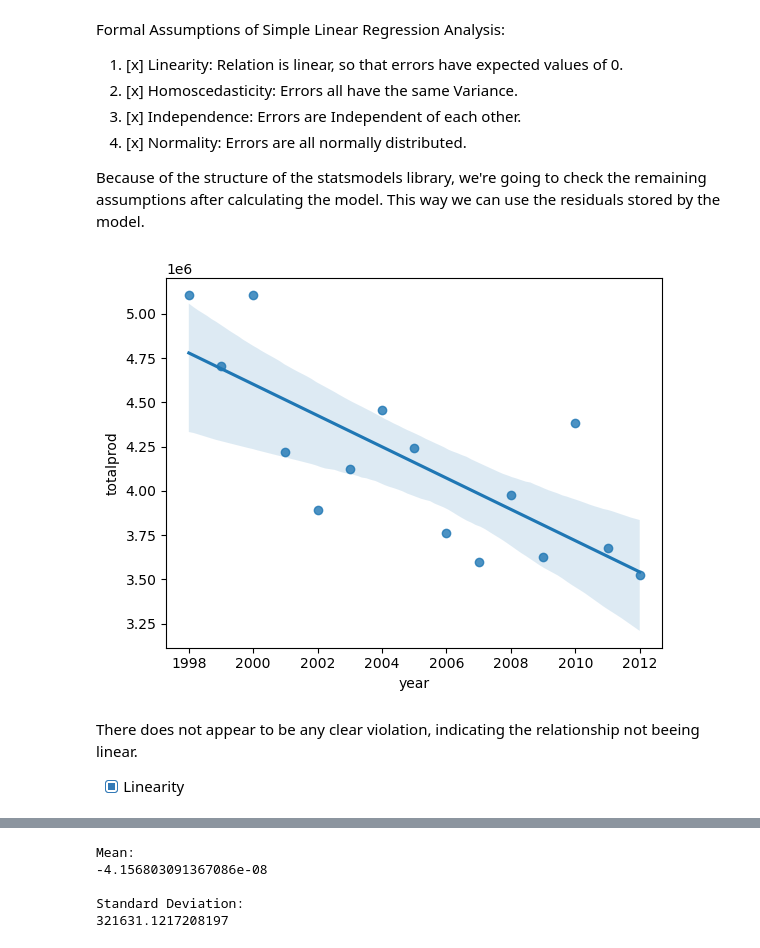
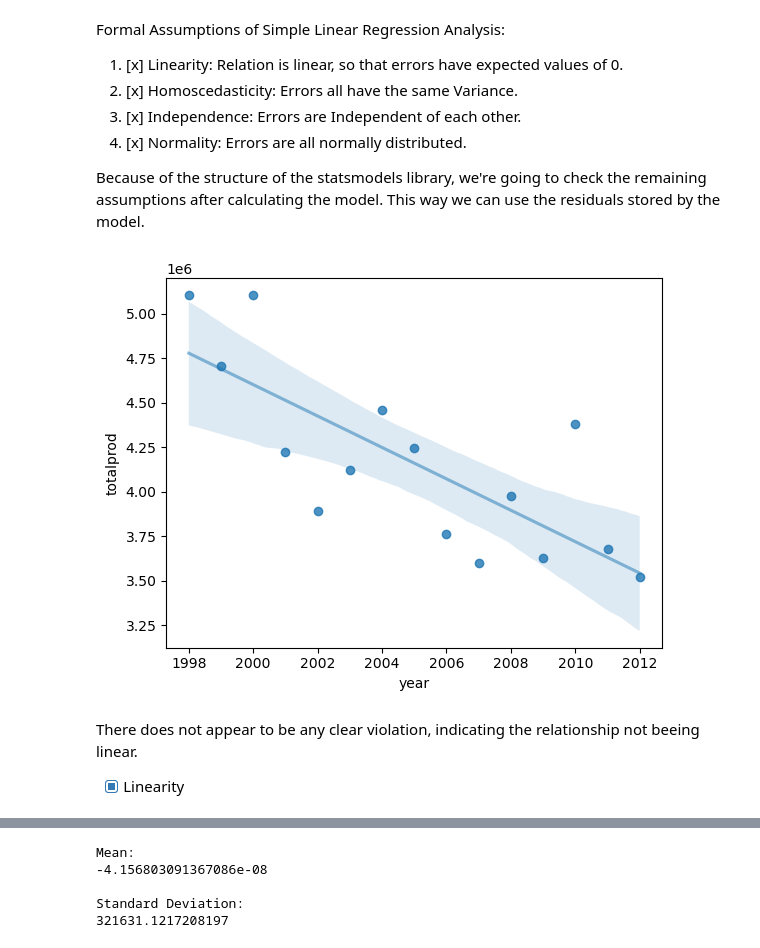
Before and after one commit to MaximilianHauser/CC_DS21_Honey_Production, a Jupyter notebook: Honey_Prod_Linear_Regression.ipynb, the cells around one changed output, grey strips where cells are left out. Cells and saved outputs as stored; diff of their text form; code cells hidden in the pictures.

```diff
--- a/Honey_Prod_Linear_Regression.ipynb
+++ b/Honey_Prod_Linear_Regression.ipynb
@@ -79,13 +79,13 @@ Formal Assumptions of Simple Linear Regression Analysis:
 Because of the structure of the statsmodels library, we're going to check the remaining assumptions after calculating the model. This way we can use the residuals stored by the model.
 # %%
 # plotting the data in a scatterplot with a fitted line plot ----------------------------------------------------------------- #
-sns.regplot(x="year", y="totalprod", data=all_data_df)
+sns.regplot(x="year", y="totalprod", data=all_data_df, line_kws={"alpha":0.5})
 plt.show()
 # %% [output]
-[figure, old version]
+[figure, new version]
-# %% [markdown]
-There does not appear to be any clear violation, indicating the relationship not beeing linear.
- - [x] Linearity
+# %% [markdown]
+There does not appear to be any clear violation, indicating the relationship not beeing linear.
+ - [x] Linearity
 # %%
 # adding a column for the intercept (statsmodels specific) ------------------------------------------------------------------- #
 X = sm.add_constant(X)
```
Also changed, not shown: parts of 15 cells of this notebook.
